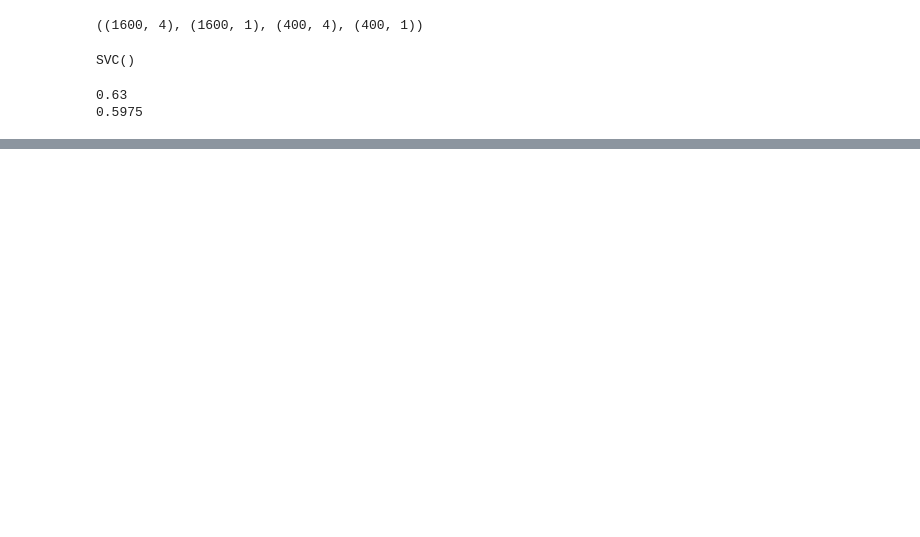
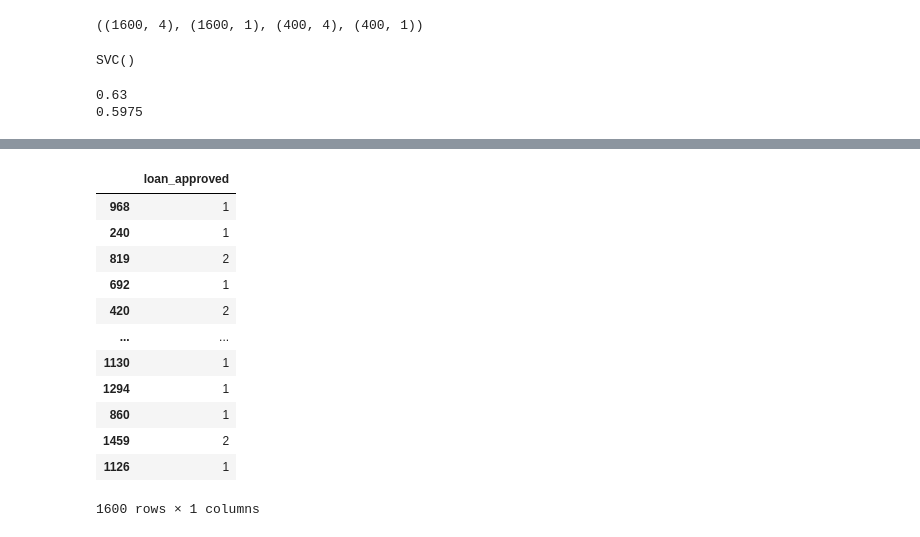
Before and after one commit to Ritika-Gauttam/Loan_Approval_Prediction, a Jupyter notebook: loan_approval.ipynb, the cells around one changed output, grey strips where cells are left out. Drawn from its saved outputs; the diff is of its cells as text; code cells hidden in the pictures; blank space fills up the shorter version.

```diff
--- a/loan_approval.ipynb
+++ b/loan_approval.ipynb
@@ -353,0 +403,16 @@ print(sv.score(x_test , y_test))
+# %%
+y_train
+# %% [output]
+|  | loan_approved |
+| 968 | 1 |
+| 240 | 1 |
+| 819 | 2 |
+| 692 | 1 |
+| 420 | 2 |
+| ... | ... |
+| 1130 | 1 |
+| 1294 | 1 |
+| 860 | 1 |
+| 1459 | 2 |
+| 1126 | 1 |
+1600 rows × 1 columns
```
Also changed, not shown: parts of 15 cells of this notebook.
